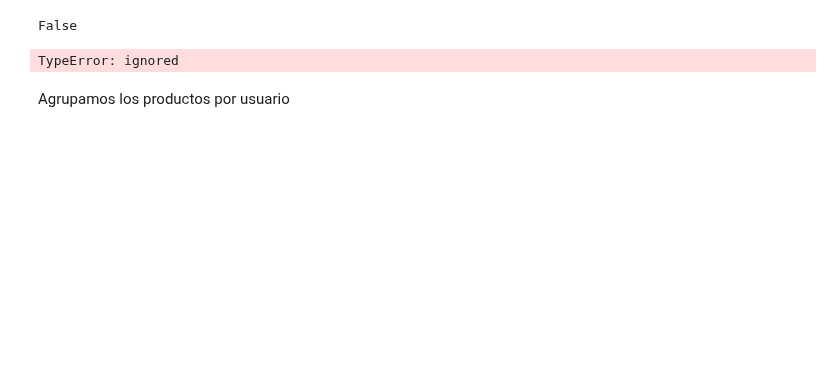
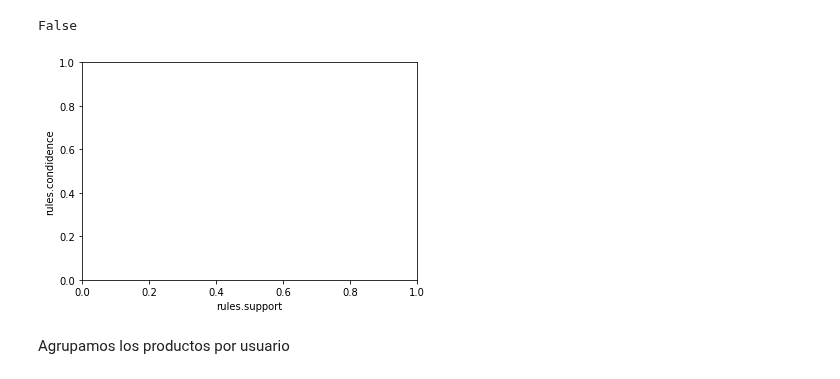
Before and after one commit to javierarteagapuell/deeplearning, a Jupyter notebook: Prac2Ej1.ipynb, the cells around one changed output. Saved outputs shown, nothing was run; the diff lists cells and outputs as text; code cells hidden in the pictures; blank space fills up the shorter version.

```diff
--- a/Prac2Ej1.ipynb
+++ b/Prac2Ej1.ipynb
@@ -157,8 +231,11 @@ Name: support, dtype: float64
 any(rules.duplicated())
 # %% [output]
 False
-# %%
-plt(rules)
-# %% [output]
-TypeError: ignored
+# %%
+#plt.plot('rules')
+plt.xlabel('rules.support')
+plt.ylabel('rules.condidence')
+plt.show()
+# %% [output]
+[figure, added]
 # %%
```
Also changed, not shown: parts of 26 cells of this notebook.
